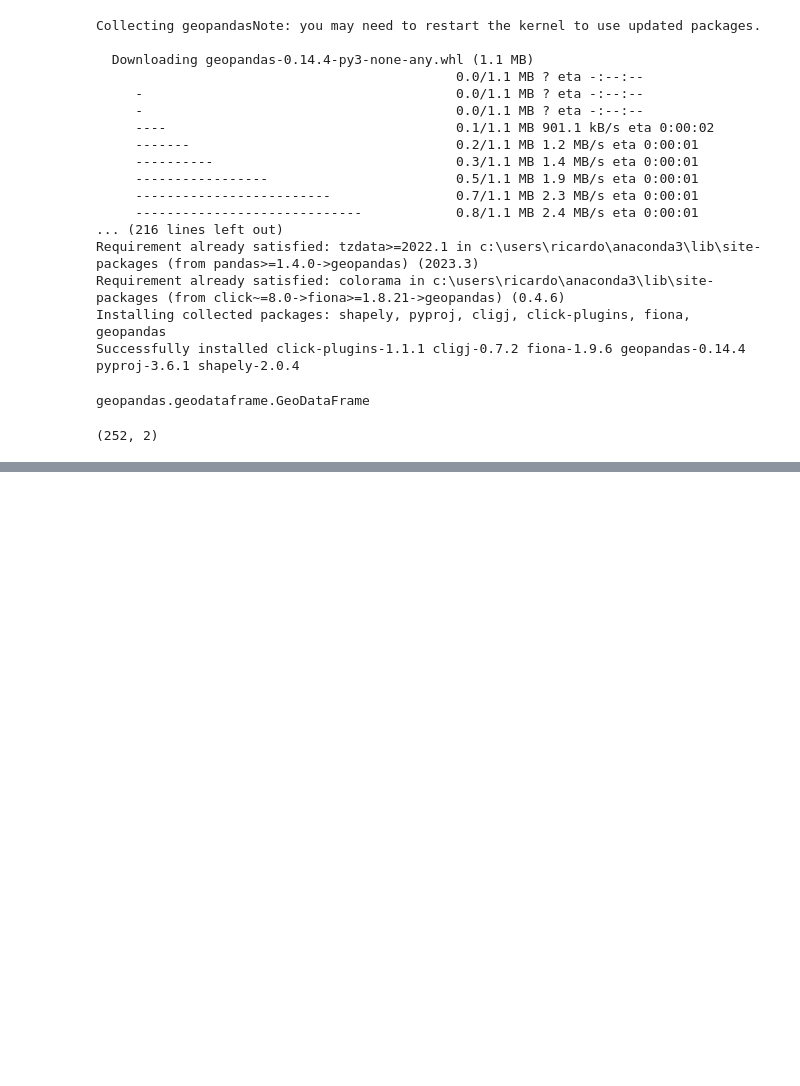
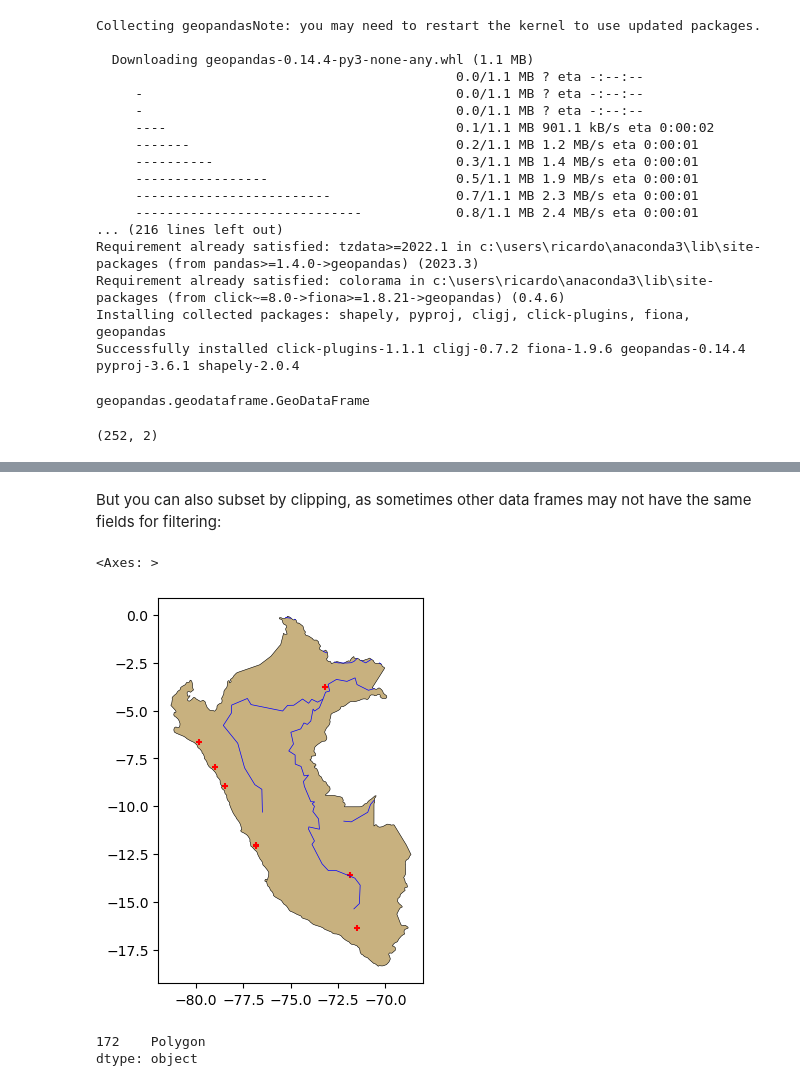
Before and after one commit to Richmaninoff/introgeodf, a Jupyter notebook: Tarea2.ipynb, the cells around one changed output, grey strips where cells are left out. Drawn from its saved outputs; the diff is of its cells as text; code cells hidden in the pictures; blank space fills up the shorter version.

```diff
--- a/Tarea2.ipynb
+++ b/Tarea2.ipynb
@@ -58,0 +70,33 @@ A continuación vamos  R para generar los gráficos
+# %%
+import os, geopandas as gpd
+
+countries=gpd.read_file(os.path.join("maps","World_Countries","World_Countries.shp"))
+#countries es el DF, de hecho es el archivo que posees
+# %%
+rivers=gpd.read_file(os.path.join("maps","World_Hydrography","World_Hydrography.shp"))
+cities=gpd.read_file(os.path.join("maps","World_Cities","World_Cities.shp"))
+# %%
+peru=countries[countries.COUNTRY=='Peru']
+# %% [markdown]
+But you can also subset by clipping, as sometimes other data frames may not have the same fields for filtering:
+# %%
+citiesperu_clipped = gpd.clip(gdf=cities,
+                          mask=peru)
+riversperu_clipped = gpd.clip(gdf=rivers,
+                               mask=peru)
+# %%
+#plot the clipped version:
+
+base = peru.plot(facecolor="#C8B17F", edgecolor='black', linewidth=0.4,figsize=(5,5))
+citiesperu_clipped.plot(marker='+', color='red', markersize=15,
+                    ax=base)
+riversperu_clipped.plot(edgecolor='blue', linewidth=0.5,
+                    ax=base)
+# %% [output]
+<Axes: >
+[figure, added]
+# %%
+peru.geom_type
+# %% [output]
+172    Polygon
+dtype: object
```
Also changed, not shown: parts of 7 cells of this notebook, 1 other file.
